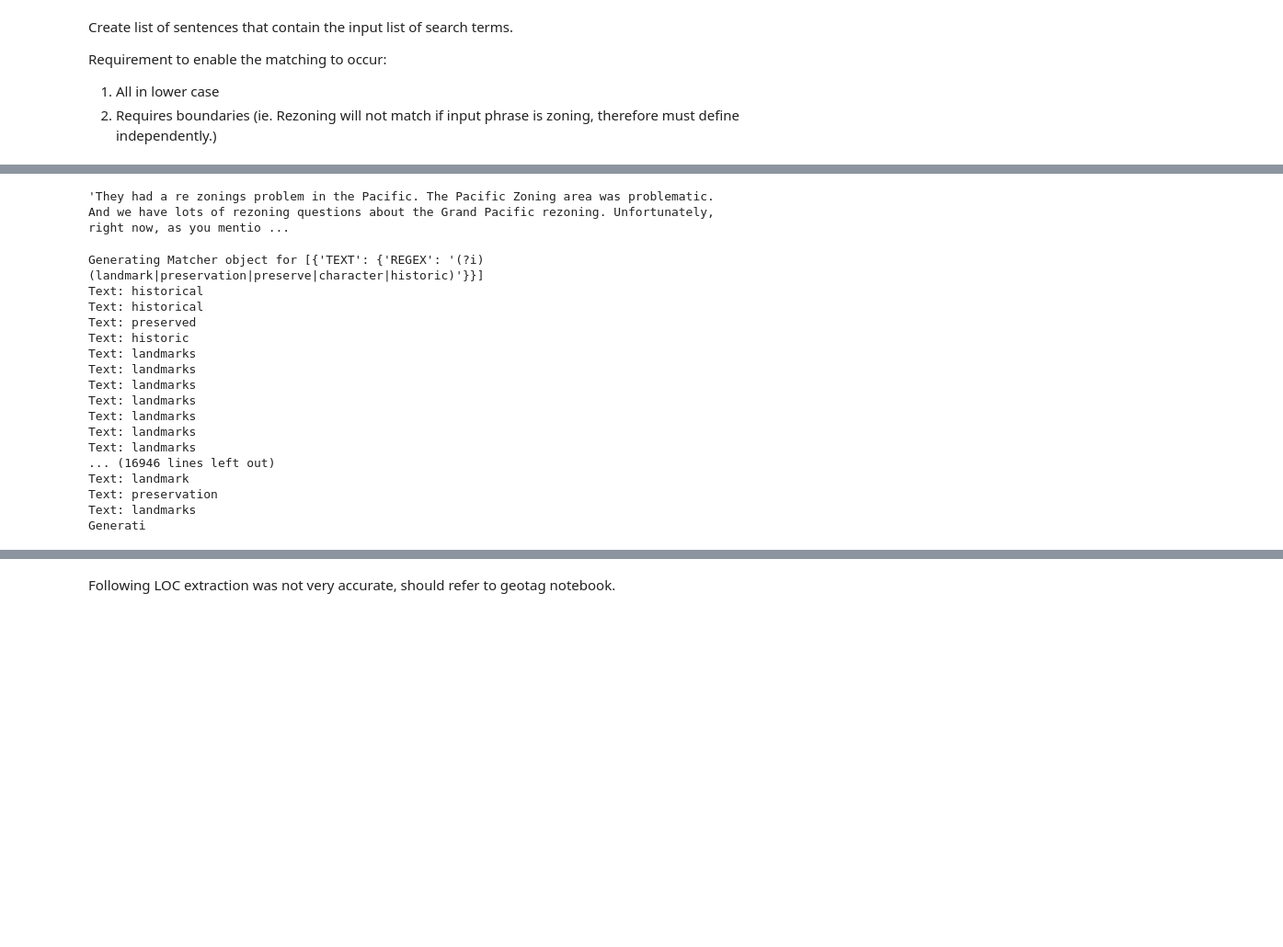
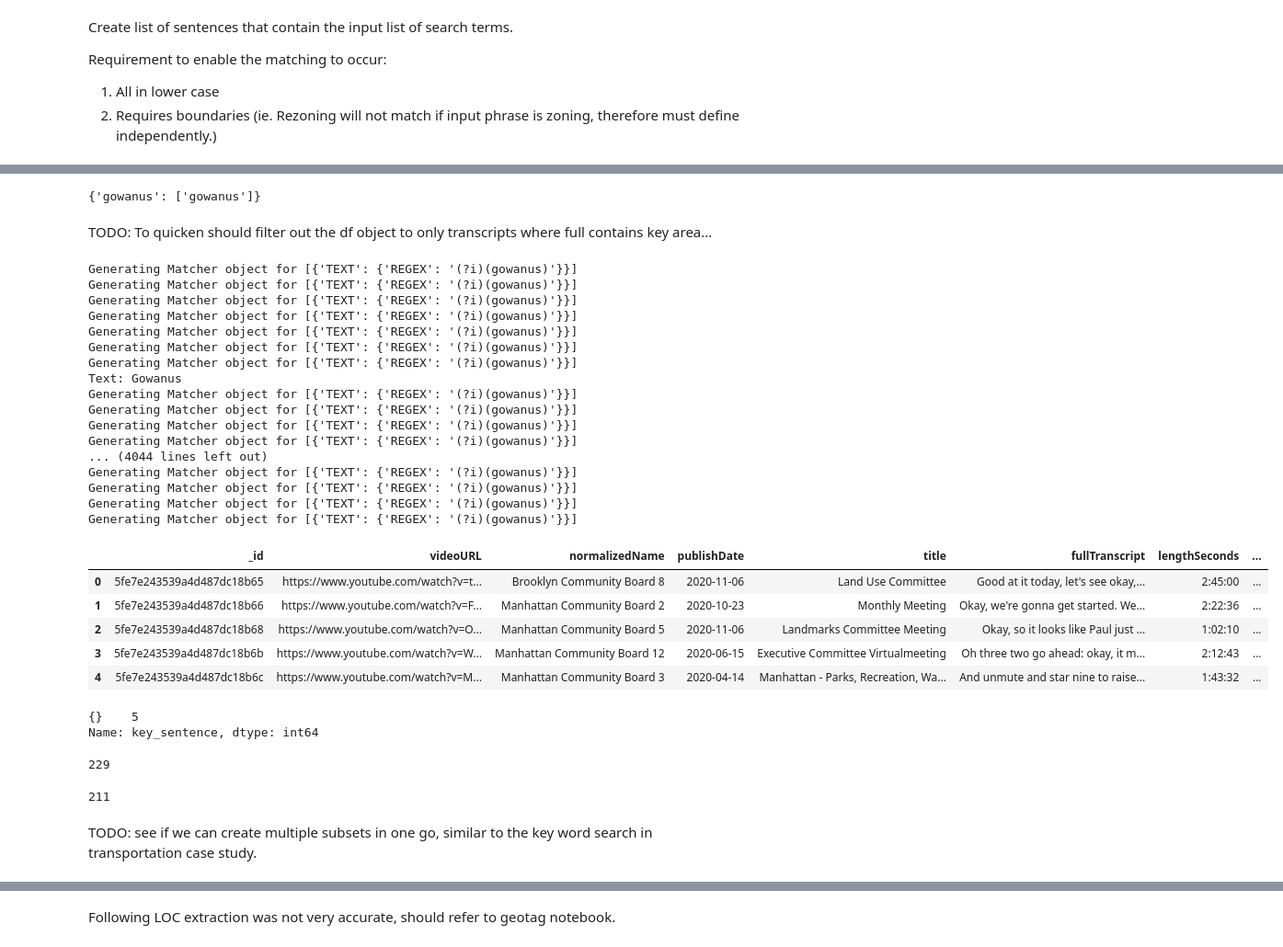
Before and after one commit to block-party-studio/block_party, a Jupyter notebook: workflows/dxd/zoning_overview.ipynb, the cells around one changed output, grey strips where cells are left out. Shown: that part at 92% size. Cells and saved outputs as stored; diff of their text form; code cells hidden in the pictures; blank space fills up the shorter version.

```diff
--- a/workflows/dxd/zoning_overview.ipynb
+++ b/workflows/dxd/zoning_overview.ipynb
@@ -23,4 +27,4 @@ case_study_terms = constants.constants['character_key_terms']
 Structure of each dataframe will be a list of words to filter by, if a transcript contains any of the words it will pass through the filter.
 # %%
 # read case study data
-df = pd.read_pickle("../../data/zoning_case_study.pkl")
+df = pd.read_pickle("../../data/zoning_case_study_10-02-23.pkl")
@@ -49,3 +68,5 @@ input_dict
+# %%
+all_zoning = {'gowanus': ['gowanus']}
 # %%
 # test = df.head()
 # %%
@@ -57,28 +74,39 @@ test_df = pd.DataFrame(data, columns=['fullTranscript'])
-# %%
-test_df['fullTranscript'][0]
-# %% [output]
-'They had a re zonings problem in the Pacific. The Pacific Zoning area was problematic. And we have lots of rezoning questions about the Grand Pacific rezoning. Unfortunately, right now, as you mentio ...
+# %%
+all_zoning
+# %% [output]
+{'gowanus': ['gowanus']}
 # %%
 # Create an instance of the class
-obj = text_search.TextParser(df=df, input_dict = input_dict)
+obj = text_search.TextParser(df=df, input_dict = all_zoning)
+# %% [markdown]
+TODO: To quicken should filter out the df object to only transcripts where full contains key area...
 # %%
 df.loc[:, "key_sentence"] = df["fullTranscript"].apply(lambda x: obj.filterTextByRegexPtn(text_input=x))
 # %% [output]
-Generating Matcher object for [{'TEXT': {'REGEX': '(?i)(landmark|preservation|preserve|character|historic)'}}]
-Text: historical
-Text: historical
-Text: preserved
-Text: historic
-Text: landmarks
-Text: landmarks
-Text: landmarks
-Text: landmarks
-Text: landmarks
-Text: landmarks
-Text: landmarks
-... (16946 lines left out)
-Text: landmark
-Text: preservation
-Text: landmarks
-Generati
+Generating Matcher object for [{'TEXT': {'REGEX': '(?i)(gowanus)'}}]
+Generating Matcher object for [{'TEXT': {'REGEX': '(?i)(gowanus)'}}]
+Generating Matcher object for [{'TEXT': {'REGEX': '(?i)(gowanus)'}}]
+Generating Matcher object for [{'TEXT': {'REGEX': '(?i)(gowanus)'}}]
+Generating Matcher object for [{'TEXT': {'REGEX': '(?i)(gowanus)'}}]
+Generating Matcher object for [{'TEXT': {'REGEX': '(?i)(gowanus)'}}]
+Generating Matcher object for [{'TEXT': {'REGEX': '(?i)(gowanus)'}}]
+Text: Gowanus
+Generating Matcher object for [{'TEXT': {'REGEX': '(?i)(gowanus)'}}]
+Generating Matcher object for [{'TEXT': {'REGEX': '(?i)(gowanus)'}}]
+Generating Matcher object for [{'TEXT': {'REGEX': '(?i)(gowanus)'}}]
+Generating Matcher object for [{'TEXT': {'REGEX': '(?i)(gowanus)'}}]
+... (4044 lines left out)
+Generating Matcher object for [{'TEXT': {'REGEX': '(?i)(gowanus)'}}]
+Generating Matcher object for [{'TEXT': {'REGEX': '(?i)(gowanus)'}}]
+Generating Matcher object for [{'TEXT': {'REGEX': '(?i)(gowanus)'}}]
+Generating Matcher object for [{'TEXT': {'REGEX': '(?i)(gowanus)'}}]
+# %%
+df.head()
+# %% [output]
+|  | _id | videoURL | normalizedName | publishDate | title | fullTranscript | lengthSeconds | ... |
+| 0 | 5fe7e243539a4d487dc18b65 | https://www.youtube.com/watch?v=t... | Brooklyn Community Board 8 | 2020-11-06 | Land Use Committee | Good at it today, let's see okay,... | 2:45:00 | ... |
+| 1 | 5fe7e243539a4d487dc18b66 | https://www.youtube.com/watch?v=F... | Manhattan Community Board 2 | 2020-10-23 | Monthly Meeting | Okay, we're gonna get started. We... | 2:22:36 | ... |
+| 2 | 5fe7e243539a4d487dc18b68 | https://www.youtube.com/watch?v=O... | Manhattan Community Board 5 | 2020-11-06 | Landmarks Committee Meeting | Okay, so it looks like Paul just ... | 1:02:10 | ... |
+| 3 | 5fe7e243539a4d487dc18b6b | https://www.youtube.com/watch?v=W... | Manhattan Community Board 12 | 2020-06-15 | Executive Committee Virtualmeeting | Oh three two go ahead: okay, it m... | 2:12:43 | ... |
+| 4 | 5fe7e243539a4d487dc18b6c | https://www.youtube.com/watch?v=M... | Manhattan Community Board 3 | 2020-04-14 | Manhattan - Parks, Recreation, Wa... | And unmute and star nine to raise... | 1:43:32 | ... |
 # %%
@@ -86 +114,17 @@ Generati
 df.loc[:, 'key_sentence'] = df['key_sentence'].apply(lambda x: set([i for i in x]))
+# %%
+df.key_sentence.head().value_counts()
+# %% [output]
+{}    5
+Name: key_sentence, dtype: int64
+# %%
+len(df)
+# %% [output]
+229
+# %%
+# transcripts about Gowanus
+len(df) - 2174
+# %% [output]
+211
+# %% [markdown]
+TODO: see if we can create multiple subsets in one go, similar to the key word search in transportation case study.
```
Also changed, not shown: parts of 24 cells of this notebook, 11 other files.
